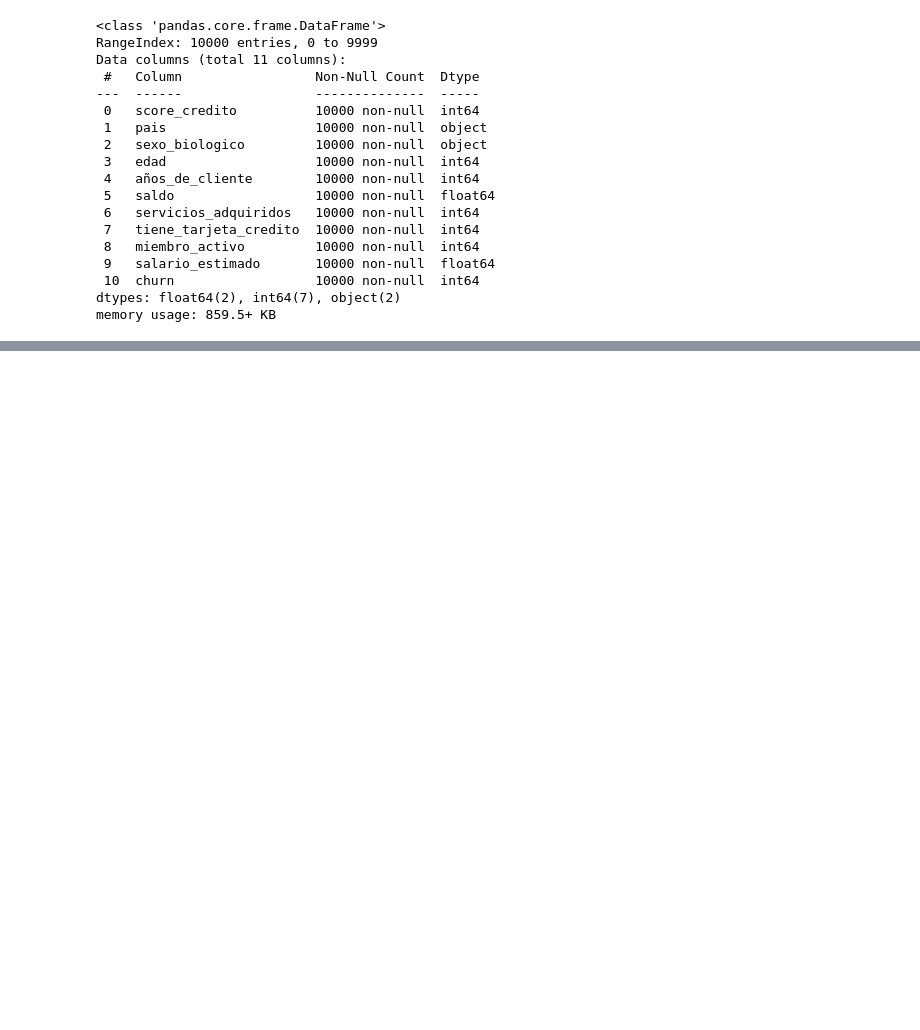
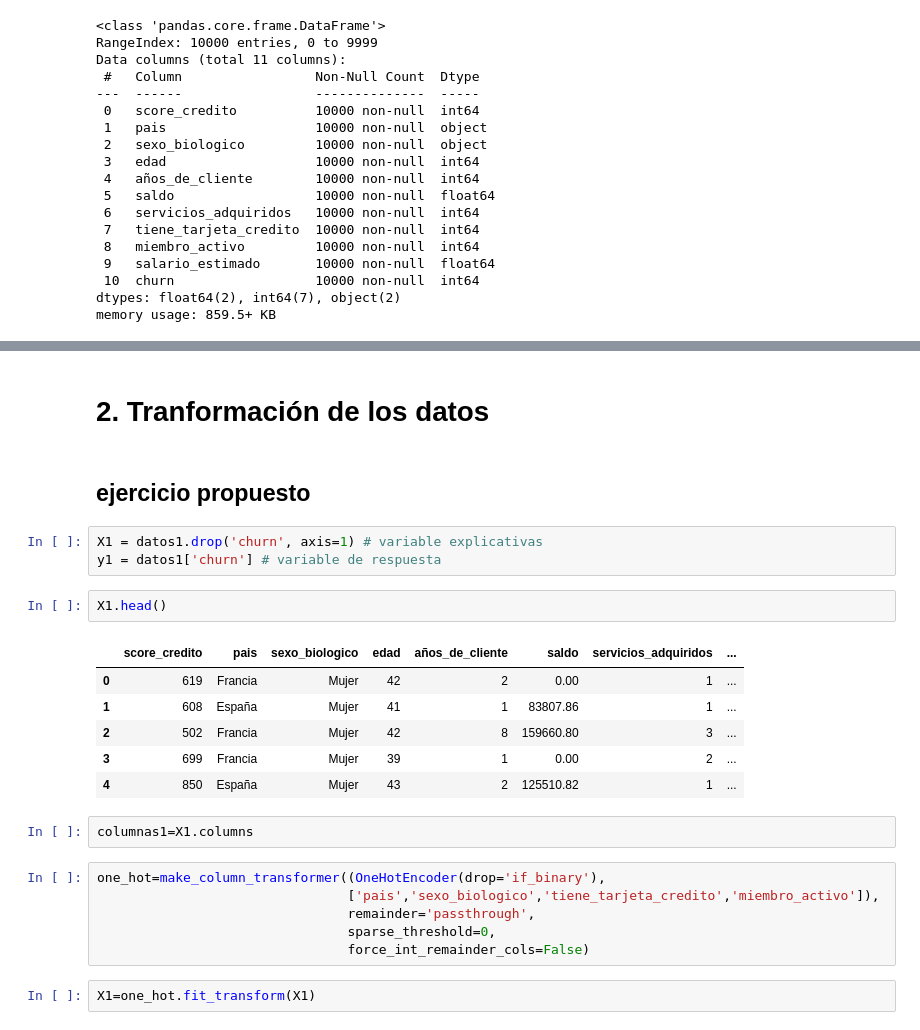
Before and after one commit to Tecindes/Ejercicios-Propuestos, a Jupyter notebook: Ejercicios.ipynb, the cells around one changed output, grey strips where cells are left out. Saved outputs shown, nothing was run; the diff lists cells and outputs as text; blank space fills up the shorter version.

```diff
--- a/Ejercicios.ipynb
+++ b/Ejercicios.ipynb
@@ -49,3 +54,29 @@ px.box(datos1,x='score_credito',color='churn')
 px.box(datos1,x='salario_estimado',color='churn')
 # %% [output]
 [interactive output not drawn]
+# %% [markdown]
+# 2. Tranformación de los datos
+# %% [markdown]
+## ejercicio propuesto
+# %%
+X1 = datos1.drop('churn', axis=1) # variable explicativas
+y1 = datos1['churn'] # variable de respuesta
+# %%
+X1.head()
+# %% [output]
+|  | score_credito | pais | sexo_biologico | edad | años_de_cliente | saldo | servicios_adquiridos | ... |
+| 0 | 619 | Francia | Mujer | 42 | 2 | 0.00 | 1 | ... |
+| 1 | 608 | España | Mujer | 41 | 1 | 83807.86 | 1 | ... |
+| 2 | 502 | Francia | Mujer | 42 | 8 | 159660.80 | 3 | ... |
+| 3 | 699 | Francia | Mujer | 39 | 1 | 0.00 | 2 | ... |
+| 4 | 850 | España | Mujer | 43 | 2 | 125510.82 | 1 | ... |
+# %%
+columnas1=X1.columns
+# %%
+one_hot=make_column_transformer((OneHotEncoder(drop='if_binary'),
+                                ['pais','sexo_biologico','tiene_tarjeta_credito','miembro_activo']),
+                                remainder='passthrough',
+                                sparse_threshold=0,
+                                force_int_remainder_cols=False)
+# %%
+X1=one_hot.fit_transform(X1)
```
Also changed, not shown: parts of 5 cells of this notebook.
